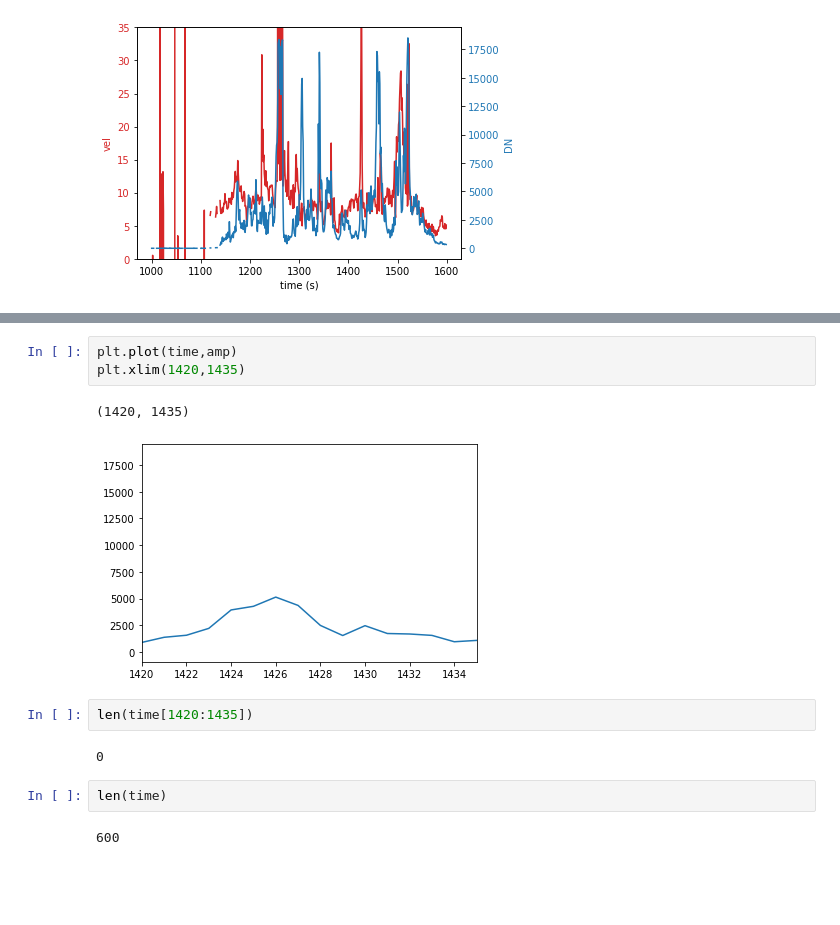
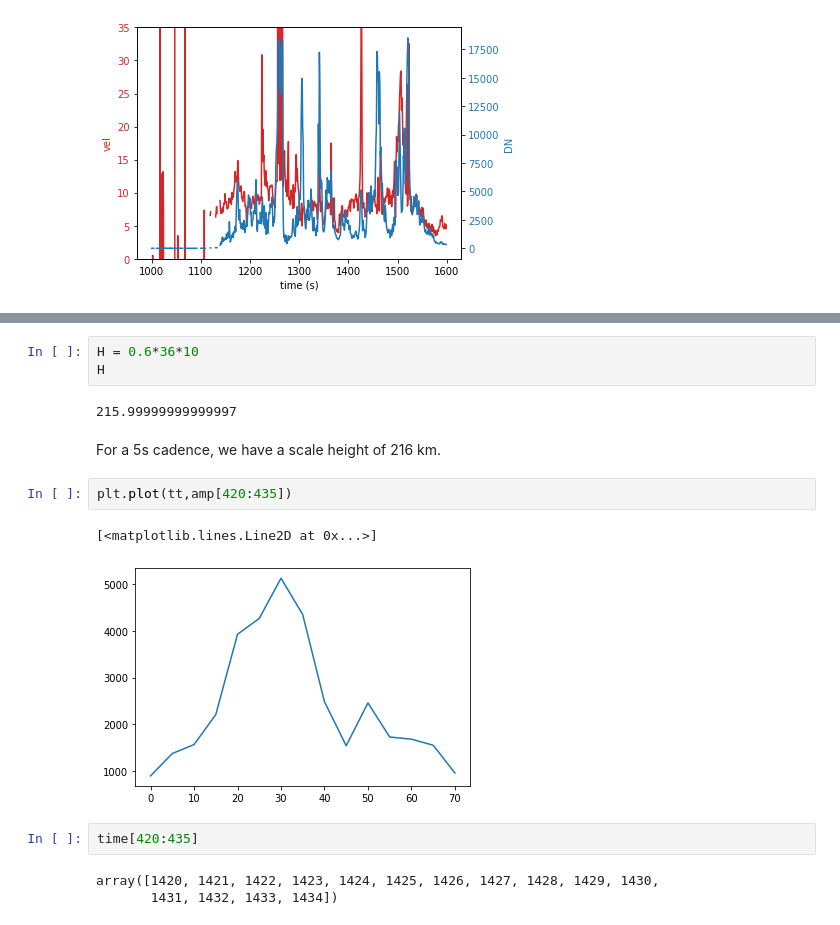
Before and after one commit to wilashfie/synth_spec, a Jupyter notebook: iris_fit_all-Copy1.ipynb, the cells around one changed output, grey strips where cells are left out. Cells and saved outputs as stored; diff of their text form; blank space fills up the shorter version.

```diff
--- a/iris_fit_all-Copy1.ipynb
+++ b/iris_fit_all-Copy1.ipynb
@@ -121,14 +129,17 @@ plt.xlim(1420,1435)
-# %%
-plt.plot(time,amp)
-plt.xlim(1420,1435)
-# %% [output]
-(1420, 1435)
-[figure, removed]
-# %%
-len(time[1420:1435])
-# %% [output]
-0
-# %%
-len(time)
-# %% [output]
-600
+# %%
+H = 0.6*36*10
+H
+# %% [output]
+215.99999999999997
+# %% [markdown]
+For a 5s cadence, we have a scale height of 216 km.
+# %%
+plt.plot(tt,amp[420:435])
+# %% [output]
+[<matplotlib.lines.Line2D at 0x...>]
+[figure, added]
+# %%
+time[420:435]
+# %% [output]
+array([1420, 1421, 1422, 1423, 1424, 1425, 1426, 1427, 1428, 1429, 1430,
+       1431, 1432, 1433, 1434])
```
Also changed, not shown: parts of 3 cells of this notebook, 1 other file.
